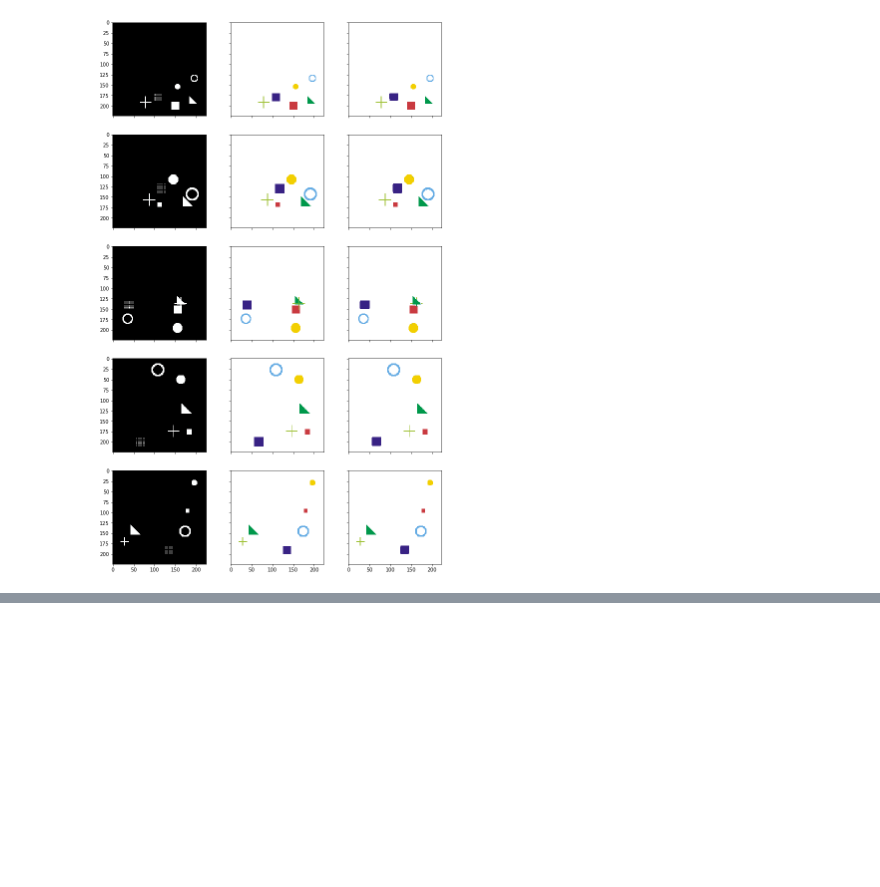
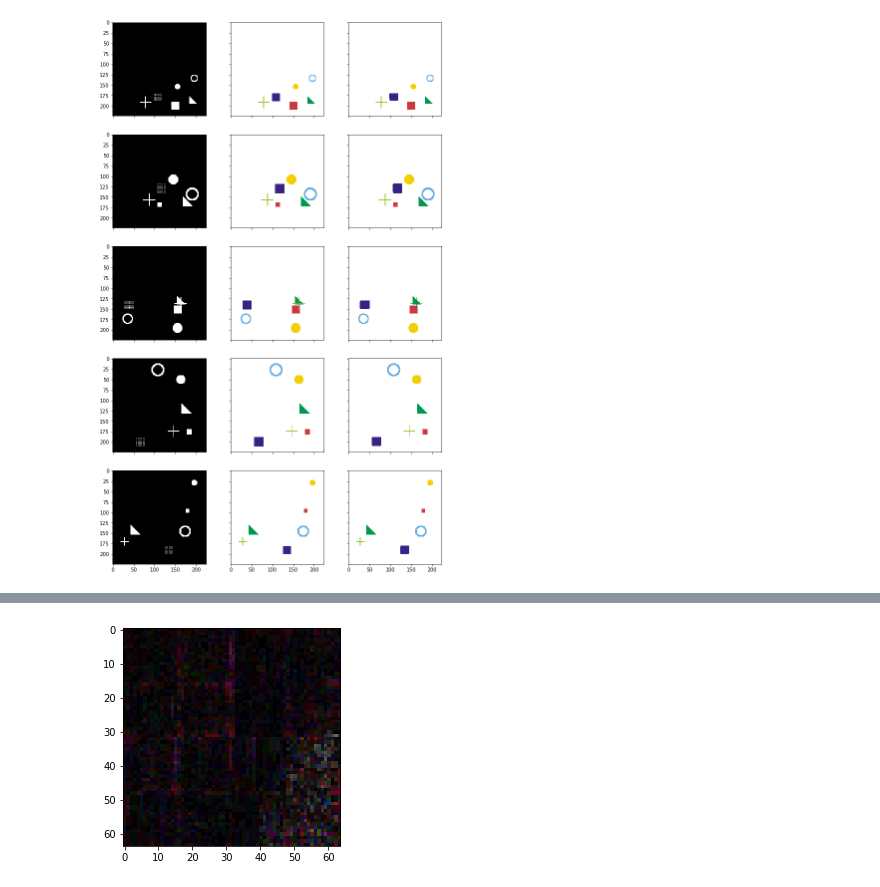
Before and after one commit to sowmen/imanip_main, a Jupyter notebook: scratchpad.ipynb, the cells around one changed output, grey strips where cells are left out. Drawn from its saved outputs; the diff is of its cells as text; code cells hidden in the pictures; blank space fills up the shorter version.

```diff
--- a/scratchpad.ipynb
+++ b/scratchpad.ipynb
@@ -953,8 +933,3 @@ helper.plot_side_by_side([input_images_rgb, target_masks_rgb, pred_rgb])
 # %% [output]
 (5, 6, 224, 224)
 [figure]
-# %%
-from segmentation.srm_kernel import *
-
-x = setup_srm_weights()
-y = setup_srm_layer()
@@ -998,0 +1031,16 @@ torch.Size([1, 1])
+# %%
+temp = image_compression(image, 90, '.jpg')
+ori = Image.fromarray(image)
+temp_pil = Image.fromarray(temp)
+diff = ImageChops.difference(ori, temp_pil)
+d = diff.load()
+
+WIDTH, HEIGHT = diff.size
+for x in range(WIDTH):
+    for y in range(HEIGHT):
+        d[x, y] = tuple(k * 10 for k in d[x, y])
+
+plt.imshow(diff)
+plt.show()
+# %% [output]
+[figure, added]
```
Also changed, not shown: parts of 17 cells of this notebook, 5 other files.
